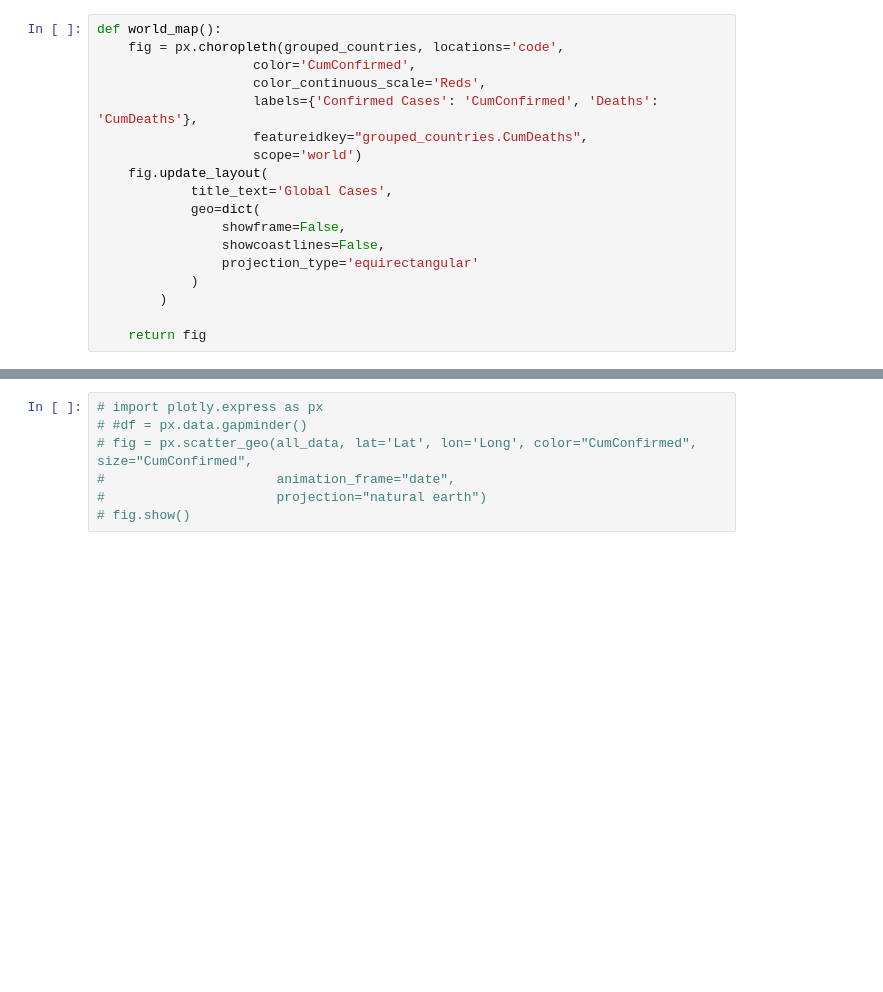
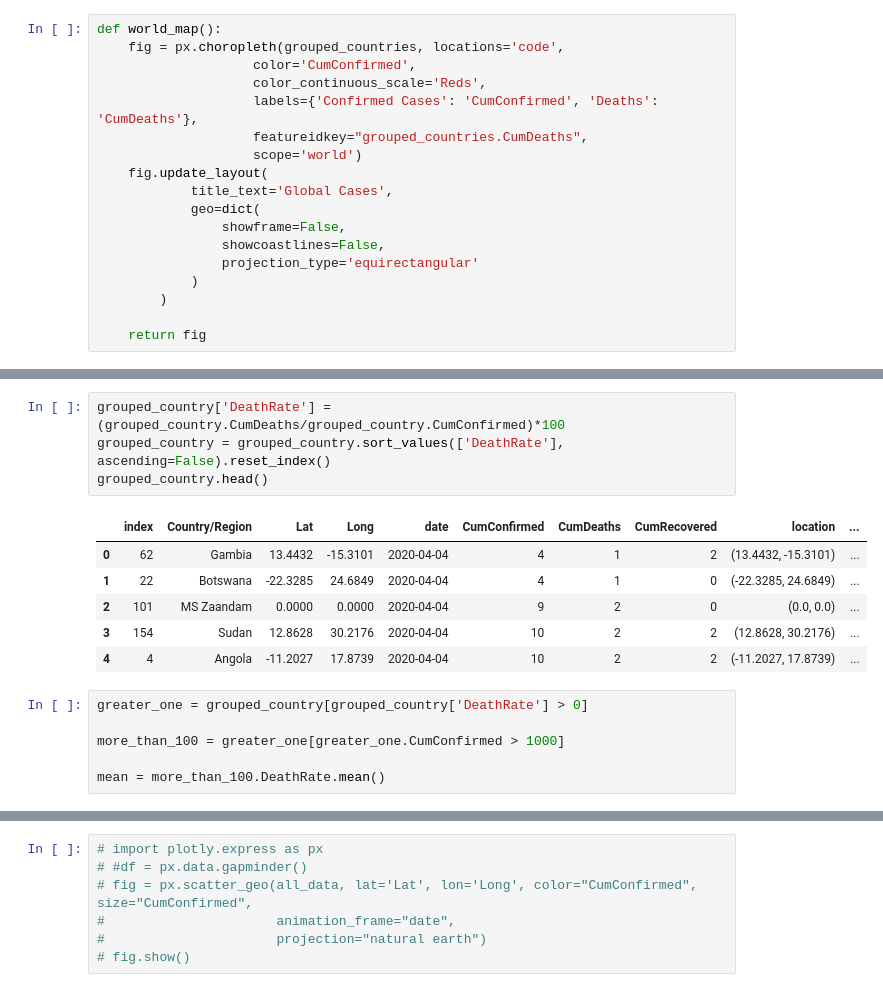
Before and after one commit to tiroger/coronavirus-tracker, a Jupyter notebook: folium_map.ipynb, the cells around one changed output, grey strips where cells are left out. Saved outputs shown, nothing was run; the diff lists cells and outputs as text; blank space fills up the shorter version.

```diff
--- a/folium_map.ipynb
+++ b/folium_map.ipynb
@@ -576,0 +562,17 @@ all_data
+# %%
+grouped_country['DeathRate'] = (grouped_country.CumDeaths/grouped_country.CumConfirmed)*100
+grouped_country = grouped_country.sort_values(['DeathRate'], ascending=False).reset_index()
+grouped_country.head()
+# %% [output]
+|  | index | Country/Region | Lat | Long | date | CumConfirmed | CumDeaths | CumRecovered | location | ... |
+| 0 | 62 | Gambia | 13.4432 | -15.3101 | 2020-04-04 | 4 | 1 | 2 | (13.4432, -15.3101) | ... |
+| 1 | 22 | Botswana | -22.3285 | 24.6849 | 2020-04-04 | 4 | 1 | 0 | (-22.3285, 24.6849) | ... |
+| 2 | 101 | MS Zaandam | 0.0000 | 0.0000 | 2020-04-04 | 9 | 2 | 0 | (0.0, 0.0) | ... |
+| 3 | 154 | Sudan | 12.8628 | 30.2176 | 2020-04-04 | 10 | 2 | 2 | (12.8628, 30.2176) | ... |
+| 4 | 4 | Angola | -11.2027 | 17.8739 | 2020-04-04 | 10 | 2 | 2 | (-11.2027, 17.8739) | ... |
+# %%
+greater_one = grouped_country[grouped_country['DeathRate'] > 0]
+
+more_than_100 = greater_one[greater_one.CumConfirmed > 1000]
+
+mean = more_than_100.DeathRate.mean()
```
Also changed, not shown: parts of 17 cells of this notebook, 4 other files.
